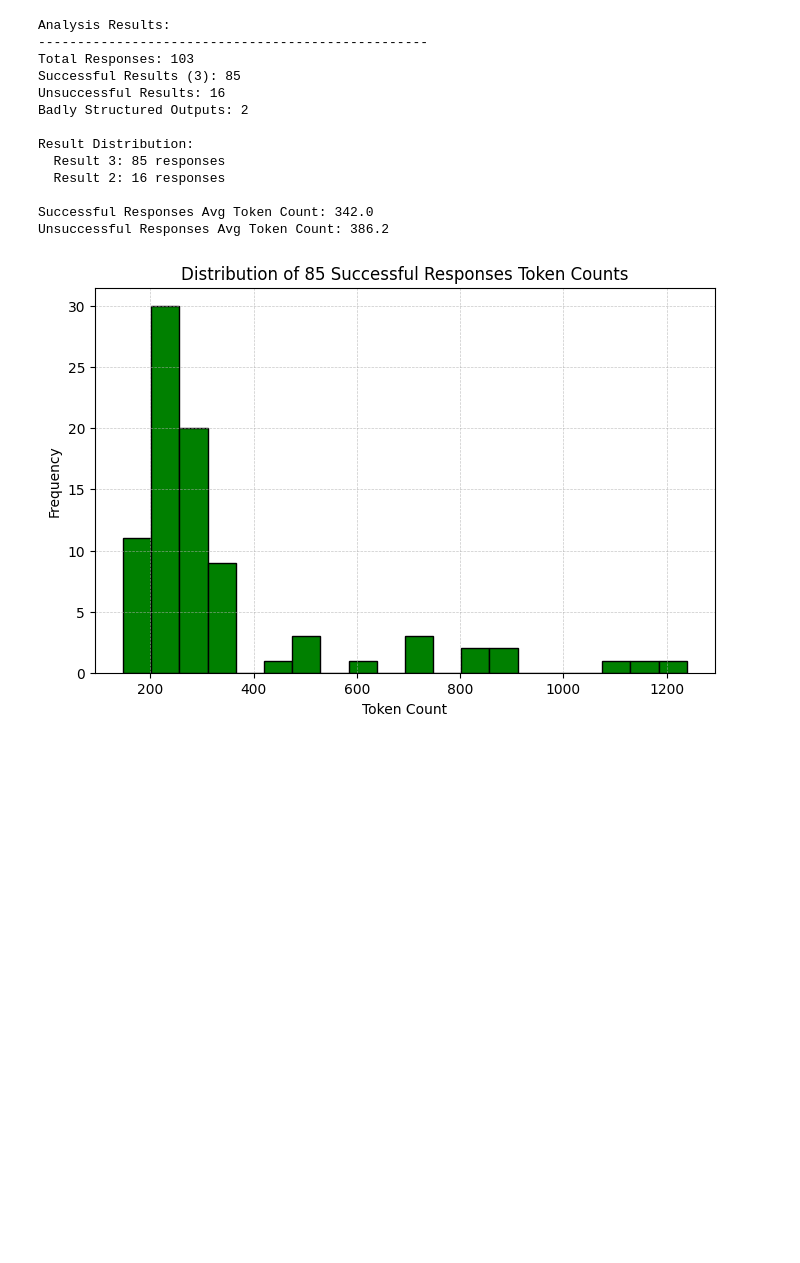
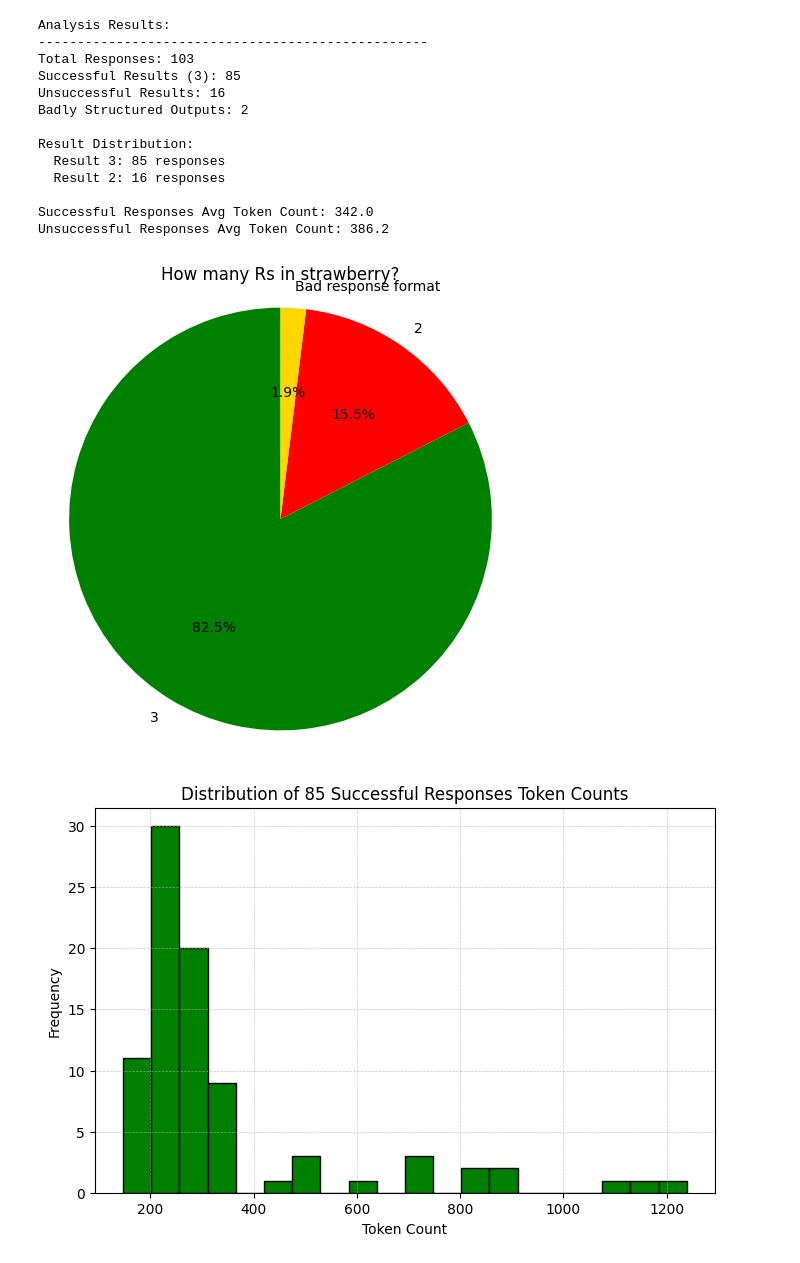
Before and after one commit to xbasset/deepseek-r1-eval, a Jupyter notebook: eval_r1_8b.ipynb, the cells around one changed output. Cells and saved outputs as stored; diff of their text form; code cells hidden in the pictures; blank space fills up the shorter version.

Commit message:
add a global result pie chart

```diff
--- a/eval_r1_8b.ipynb
+++ b/eval_r1_8b.ipynb
@@ -296,4 +316,18 @@ Result Distribution:
 
 Successful Responses Avg Token Count: 342.0
 Unsuccessful Responses Avg Token Count: 386.2
+# %%
+import matplotlib.pyplot as plt
+
+labels = ['3', '2', 'Bad response format']
+sizes = [stats['successful_count'], stats['unsuccessful_count'], stats['badly_structured_count']]
+colors = ['green', 'red', 'gold']
+
+plt.figure(figsize=(6, 6))
+plt.pie(sizes, labels=labels, autopct='%1.1f%%', startangle=90, colors=colors)
+plt.title("How many Rs in strawberry?")
+plt.axis('equal')  # Equal aspect ratio ensures the pie chart is drawn as a circle.
+plt.show()
+# %% [output]
+[figure, added]
 # %%
```
Also changed, not shown: parts of 6 cells of this notebook.
